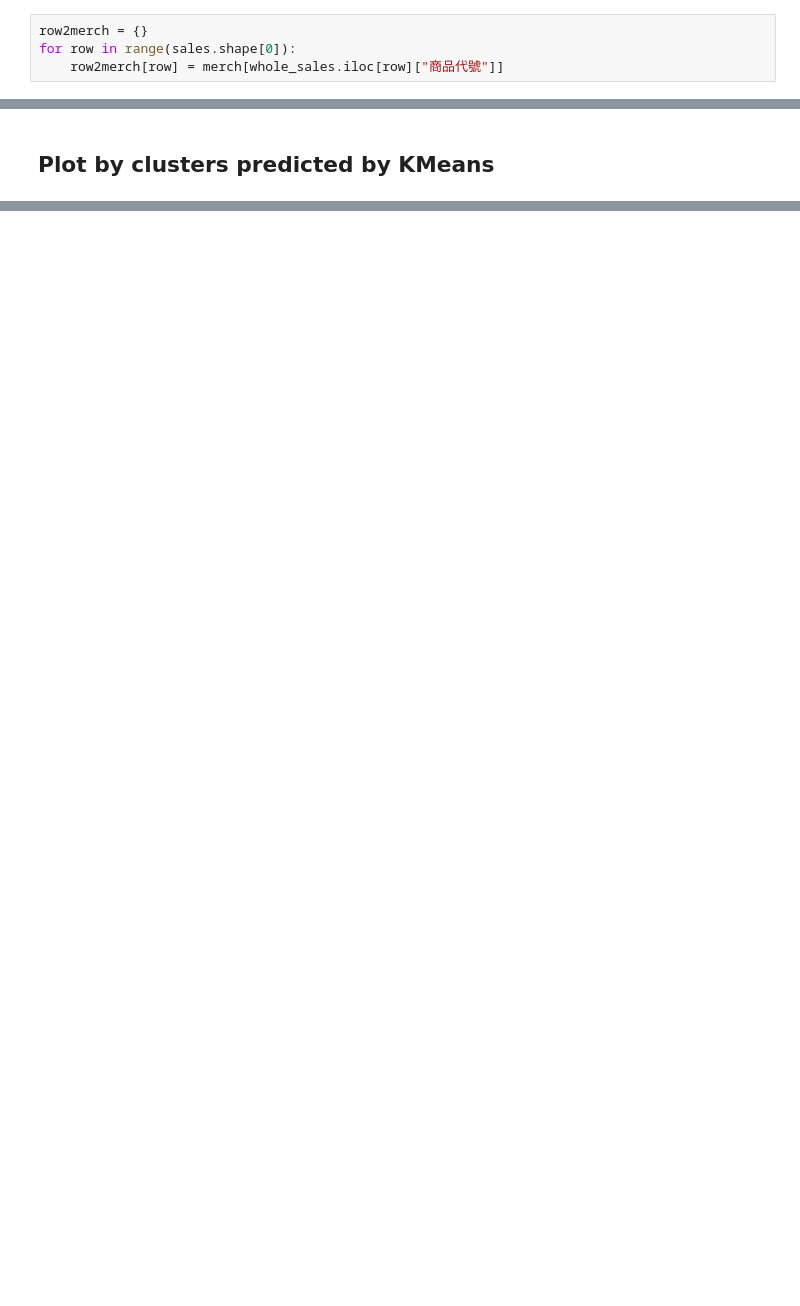
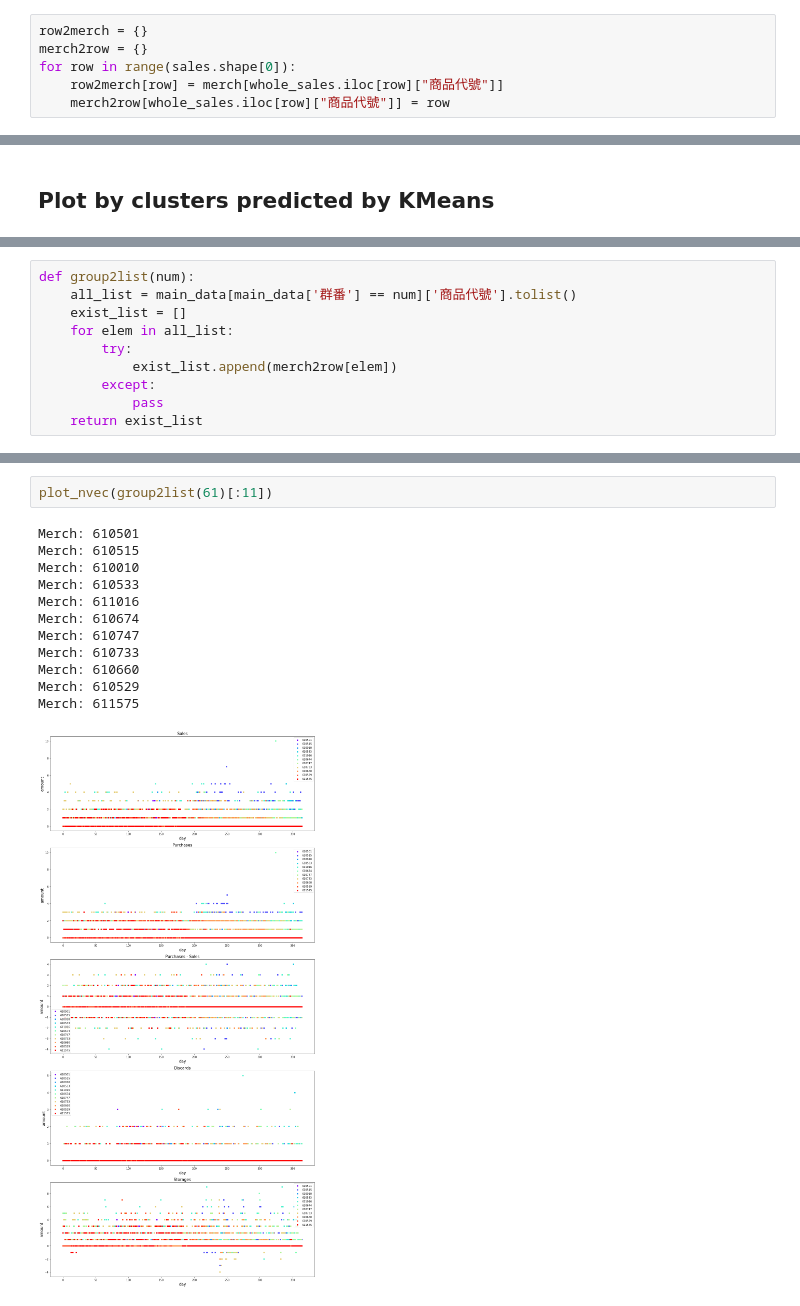
Before and after one commit to reggiehsu111/FamilyMart, a Jupyter notebook: src/Reg/test.ipynb, the cells around one changed output, grey strips where cells are left out. Drawn from its saved outputs; the diff is of its cells as text; blank space fills up the shorter version.

```diff
--- a/src/Reg/test.ipynb
+++ b/src/Reg/test.ipynb
@@ -213,8 +272,10 @@ similars = get_similars(vec_angles, 1, sales)
 ## Create dictionary for mapping row number to merch name
 # %%
 row2merch = {}
+merch2row = {}
 for row in range(sales.shape[0]):
     row2merch[row] = merch[whole_sales.iloc[row]["商品代號"]]
+    merch2row[whole_sales.iloc[row]["商品代號"]] = row
 # %%
 def show_similars(similars):
     for s in range(len(similars)):
@@ -450,0 +512,10 @@ self_cluster_coefs = show_category_plots(n_clusters, colors, sales, purchases)
+# %%
+def group2list(num):
+    all_list = main_data[main_data['群番'] == num]['商品代號'].tolist()
+    exist_list = []
+    for elem in all_list:
+        try:
+            exist_list.append(merch2row[elem])
+        except:
+            pass
+    return exist_list
@@ -450,0 +528,15 @@ self_cluster_coefs = show_category_plots(n_clusters, colors, sales, purchases)
+# %%
+plot_nvec(group2list(61)[:11])
+# %% [output]
+Merch: 610501
+Merch: 610515
+Merch: 610010
+Merch: 610533
+Merch: 611016
+Merch: 610674
+Merch: 610747
+Merch: 610733
+Merch: 610660
+Merch: 610529
+Merch: 611575
+[figure, added]
```
Also changed, not shown: parts of 10 cells of this notebook.
